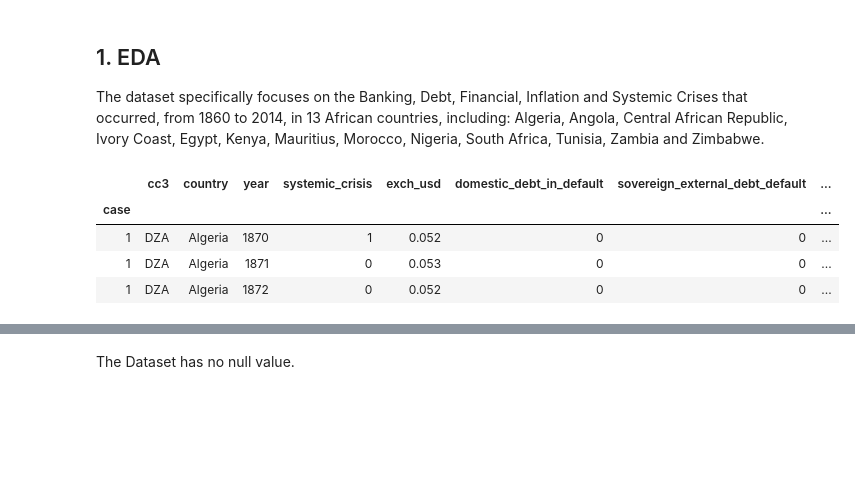
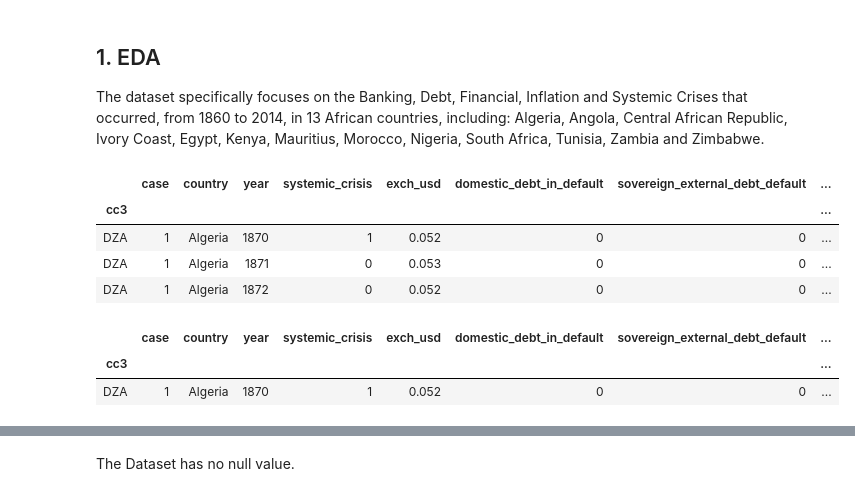
Before and after one commit to mehmetfatihdata/BOOTCAMP_2, a Jupyter notebook: PROJECT_REGRESSİON_CRISES.ipynb, the cells around one changed output, grey strips where cells are left out. Drawn from its saved outputs; the diff is of its cells as text; code cells hidden in the pictures; blank space fills up the shorter version.

```diff
--- a/PROJECT_REGRESSİON_CRISES.ipynb
+++ b/PROJECT_REGRESSİON_CRISES.ipynb
@@ -31,14 +33,22 @@ eksen_font  = {'family': 'arial', 'color': 'darkblue','weight': 'bold','size': 1
 ## 1. EDA
 The dataset specifically focuses on the Banking, Debt, Financial, Inflation and Systemic Crises that occurred, from 1860 to 2014, in 13 African countries, including: Algeria, Angola, Central African Republic, Ivory Coast, Egypt, Kenya, Mauritius, Morocco, Nigeria, South Africa, Tunisia, Zambia and Zimbabwe.
 # %%
-df = pd.read_csv('dataset/african_crises.csv', index_col='case')
+df = pd.read_csv('african_crises.csv', index_col='cc3')
 df.head(3)
 # %% [output]
-|  | cc3 | country | year | systemic_crisis | exch_usd | domestic_debt_in_default | sovereign_external_debt_default | ... |
-| case |  |  |  |  |  |  |  | ... |
-| 1 | DZA | Algeria | 1870 | 1 | 0.052 | 0 | 0 | ... |
-| 1 | DZA | Algeria | 1871 | 0 | 0.053 | 0 | 0 | ... |
-| 1 | DZA | Algeria | 1872 | 0 | 0.052 | 0 | 0 | ... |
+|  | case | country | year | systemic_crisis | exch_usd | domestic_debt_in_default | sovereign_external_debt_default | ... |
+| cc3 |  |  |  |  |  |  |  | ... |
+| DZA | 1 | Algeria | 1870 | 1 | 0.052 | 0 | 0 | ... |
+| DZA | 1 | Algeria | 1871 | 0 | 0.053 | 0 | 0 | ... |
+| DZA | 1 | Algeria | 1872 | 0 | 0.052 | 0 | 0 | ... |
+# %%
+df["banking_crisis_new"]=df.banking_crisis.replace({'crisis':1,'no_crisis':0})
+df=df.drop(columns='banking_crisis',axis=0)
+df.head(1)
+# %% [output]
+|  | case | country | year | systemic_crisis | exch_usd | domestic_debt_in_default | sovereign_external_debt_default | ... |
+| cc3 |  |  |  |  |  |  |  | ... |
+| DZA | 1 | Algeria | 1870 | 1 | 0.052 | 0 | 0 | ... |
 # %%
 print("Checking the columns in the dataset.")
 df.columns
```
Also changed, not shown: parts of 43 cells of this notebook.
